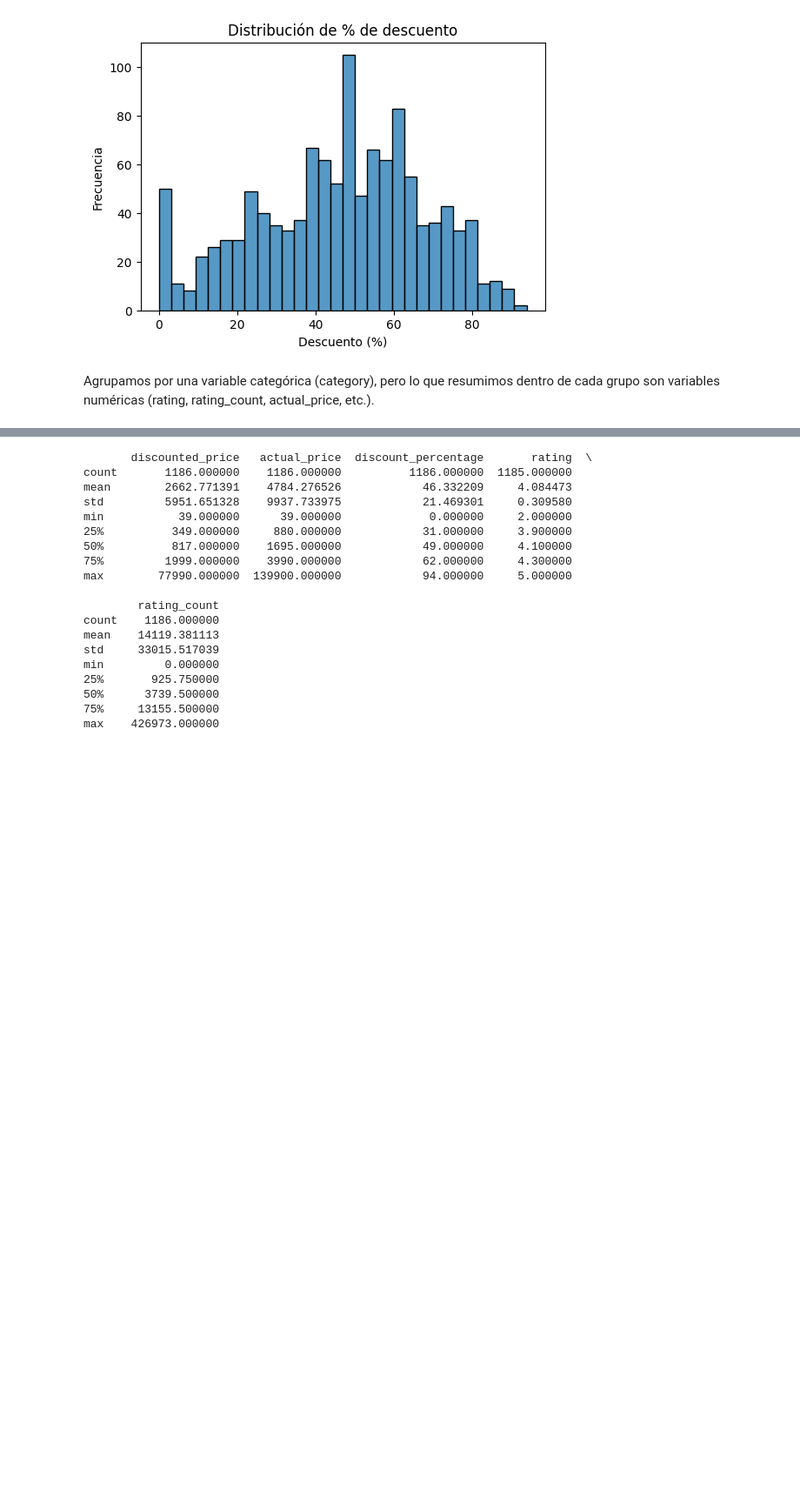
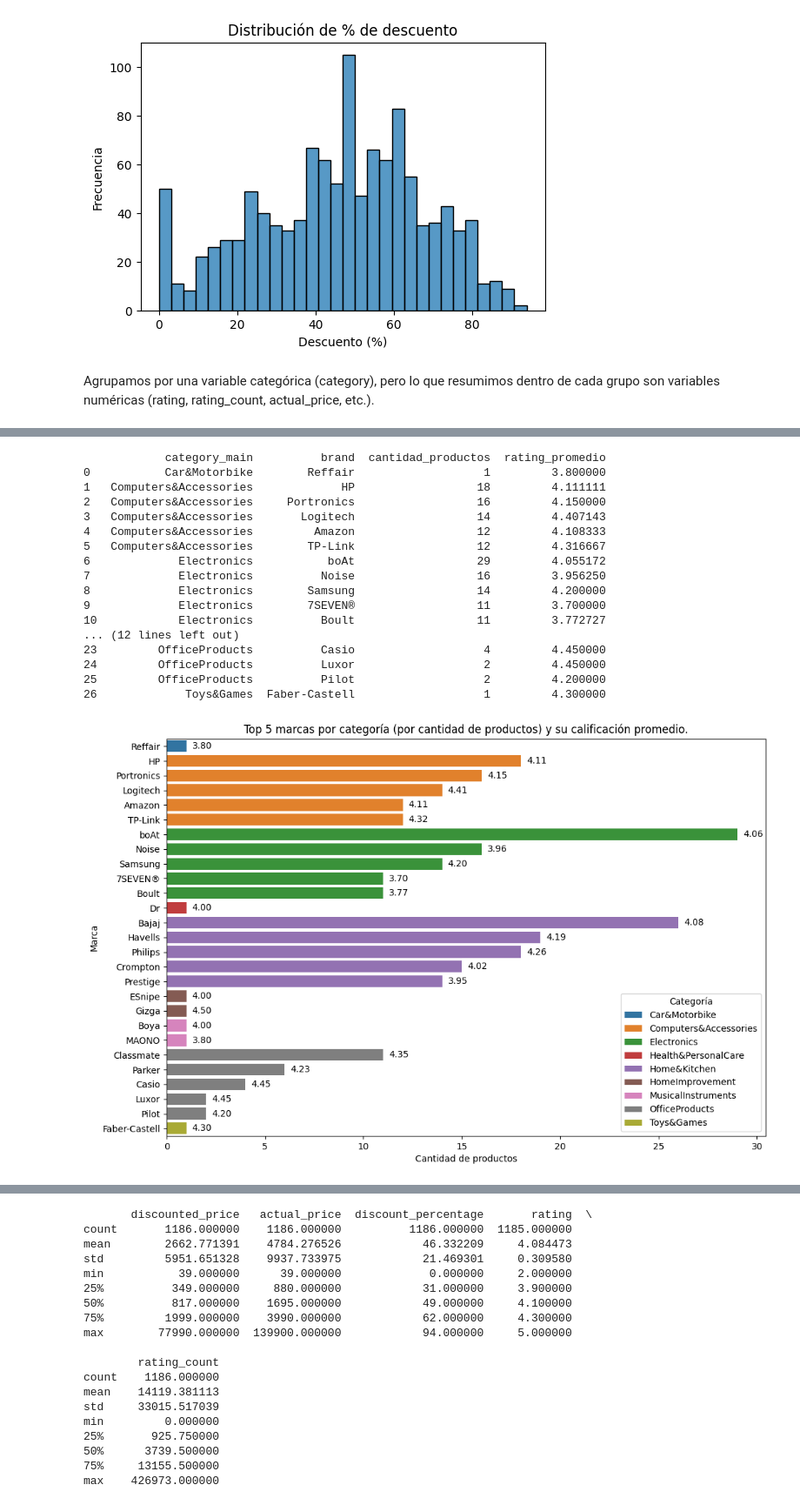
Before and after one commit to Blangis/DataLab-Amazon-dataset, a Jupyter notebook: notebooks/amazon.ipynb, the cells around one changed output, grey strips where cells are left out. Shown at 87% size. Saved outputs shown, nothing was run; the diff lists cells and outputs as text; code cells hidden in the pictures; blank space fills up the shorter version.

```diff
--- a/notebooks/amazon.ipynb
+++ b/notebooks/amazon.ipynb
@@ -908,6 +964,71 @@ Resumen por categoría (promedios y sumas):
 | Health&PersonalCare | 4.000000 | 3663 | 1900.000000 | 899.000000 | 53.000000 |
 | MusicalInstruments | 3.900000 | 88882 | 1347.000000 | 638.000000 | 46.000000 |
 | Car&Motorbike | 3.800000 | 1118 | 4000.000000 | 2339.000000 | 42.000000 |
+# %%
+import matplotlib.pyplot as plt
+import seaborn as sns
+import pandas as pd
+
+# Agrupar por categoría y marca
+top_marcas_por_categoria = (
+    df_merged.groupby(["category_main", "brand"])
+    .agg(
+        cantidad_productos=("product_id", "nunique"),
+        rating_promedio=("rating", "mean")
+    )
+    .reset_index()
+)
+
+# Top 5 marcas por categoría según cantidad de productos
+top5_por_categoria = top_marcas_por_categoria.groupby("category_main").apply(
+    lambda x: x.nlargest(5, "cantidad_productos")
+).reset_index(drop=True)
+
+print(top5_por_categoria)
+
+# Gráfico de barras
+plt.figure(figsize=(12,8))
+ax = sns.barplot(
+    x="cantidad_productos",
+    y="brand",
+    hue="category_main",
+    data=top5_por_categoria,
+    dodge=False
+)
+plt.xlabel("Cantidad de productos")
+plt.ylabel("Marca")
+plt.title("Top 5 marcas por categoría (por cantidad de productos) y su calificación promedio.")
+plt.legend(title="Categoría")
+
+# Agregar rating promedio sobre cada barra
+for p, rating in zip(ax.patches, top5_por_categoria["rating_promedio"]):
+    width = p.get_width()      # ancho de la barra
+    ax.text(width + 0.3, p.get_y() + p.get_height()/2,  # posición
+            f"{rating:.2f}",
+            va='center',
+            fontsize=10)
+
+plt.savefig("../visualizaciones/top5_por_categoria.png")
+plt.show()
+# %% [output]
+            category_main          brand  cantidad_productos  rating_promedio
+0           Car&Motorbike        Reffair                   1         3.800000
+1   Computers&Accessories             HP                  18         4.111111
+2   Computers&Accessories     Portronics                  16         4.150000
+3   Computers&Accessories       Logitech                  14         4.407143
+4   Computers&Accessories         Amazon                  12         4.108333
+5   Computers&Accessories        TP-Link                  12         4.316667
+6             Electronics           boAt                  29         4.055172
+7             Electronics          Noise                  16         3.956250
+8             Electronics        Samsung                  14         4.200000
+9             Electronics        7SEVEN®                  11         3.700000
+10            Electronics          Boult                  11         3.772727
+... (12 lines left out)
+23         OfficeProducts          Casio                   4         4.450000
+24         OfficeProducts          Luxor                   2         4.450000
+25         OfficeProducts          Pilot                   2         4.200000
+26             Toys&Games  Faber-Castell                   1         4.300000
+[figure, added]
 # %%
 import matplotlib.pyplot as plt
 import seaborn as sns
```
Also changed, not shown: parts of 17 cells of this notebook, 10 other files.
